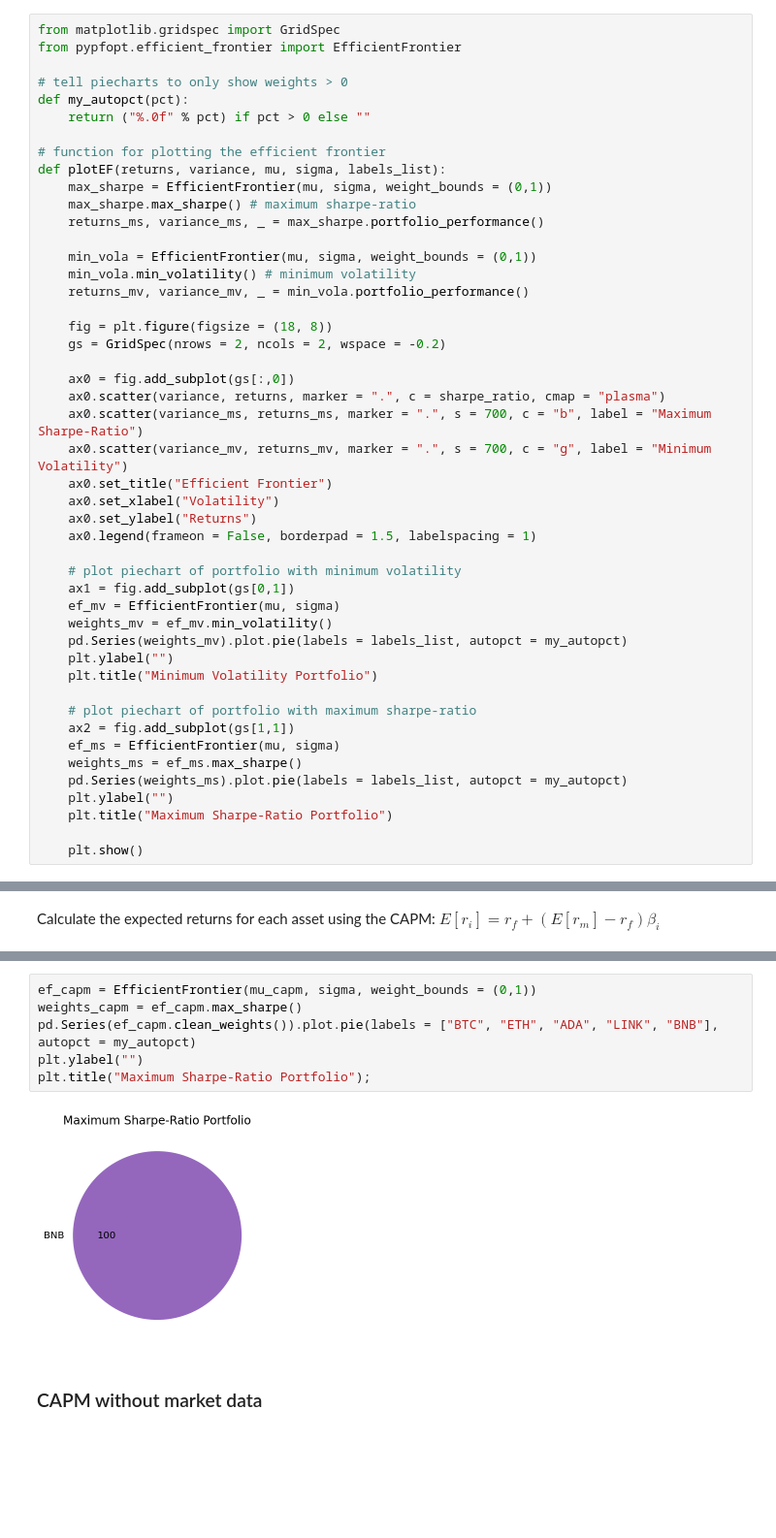
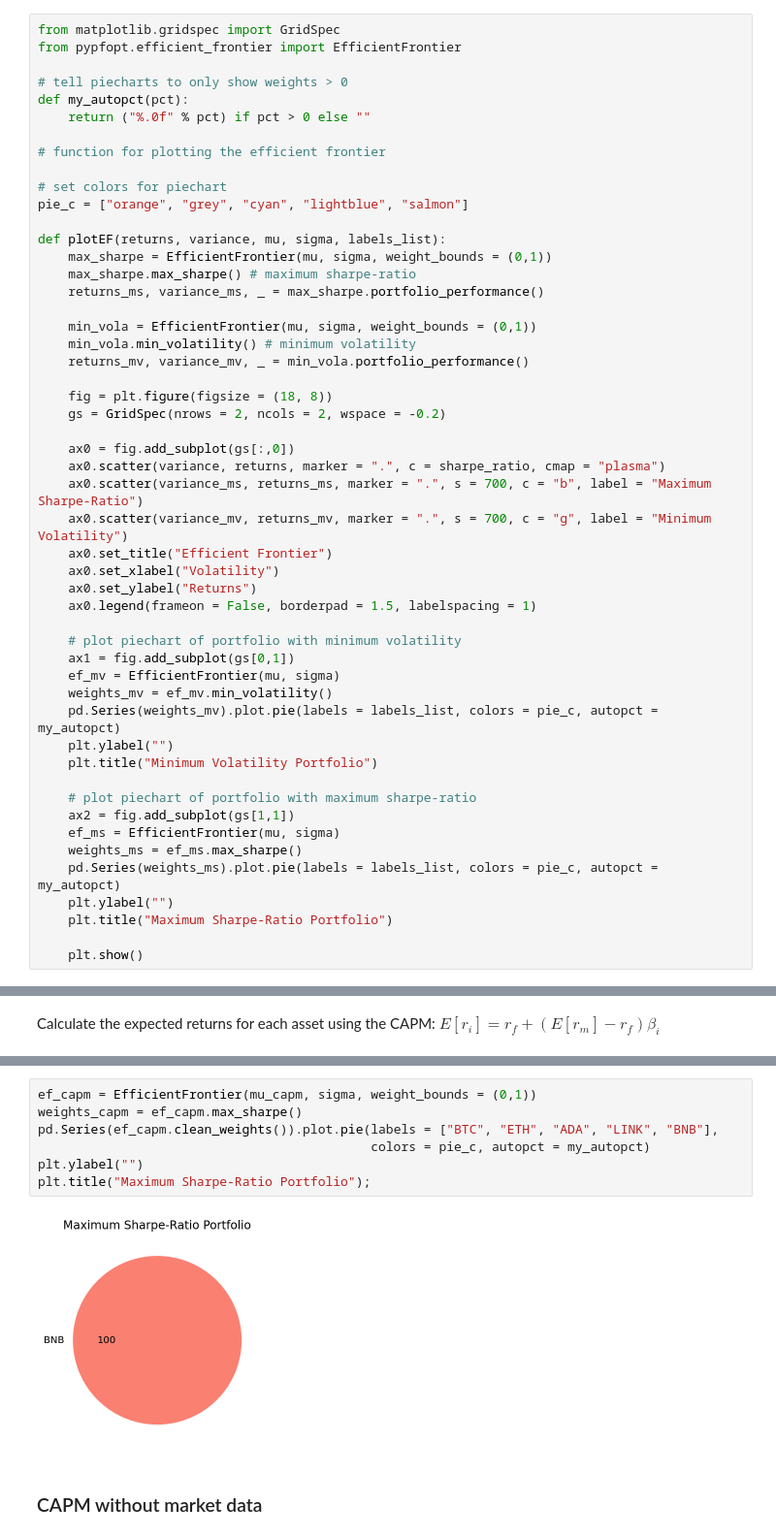
Before and after one commit to LeonHackl/Modern-Portfolio-Theory, a Jupyter notebook: MPT.ipynb, the cells around one changed output, grey strips where cells are left out. Shown at 97% size. Drawn from its saved outputs; the diff is of its cells as text; blank space fills up the shorter version.

```diff
--- a/MPT.ipynb
+++ b/MPT.ipynb
@@ -229,6 +229,10 @@ def my_autopct(pct):
     return ("%.0f" % pct) if pct > 0 else ""
 
 # function for plotting the efficient frontier
+
+# set colors for piechart
+pie_c = ["orange", "grey", "cyan", "lightblue", "salmon"]
+
 def plotEF(returns, variance, mu, sigma, labels_list):
     max_sharpe = EfficientFrontier(mu, sigma, weight_bounds = (0,1))
     max_sharpe.max_sharpe() # maximum sharpe-ratio
@@ -254,7 +258,7 @@ def plotEF(returns, variance, mu, sigma, labels_list):
     ax1 = fig.add_subplot(gs[0,1])
     ef_mv = EfficientFrontier(mu, sigma)
     weights_mv = ef_mv.min_volatility()
-    pd.Series(weights_mv).plot.pie(labels = labels_list, autopct = my_autopct)
+    pd.Series(weights_mv).plot.pie(labels = labels_list, colors = pie_c, autopct = my_autopct)
     plt.ylabel("")
     plt.title("Minimum Volatility Portfolio")
 
@@ -262,7 +266,7 @@ def plotEF(returns, variance, mu, sigma, labels_list):
     ax2 = fig.add_subplot(gs[1,1])
     ef_ms = EfficientFrontier(mu, sigma)
     weights_ms = ef_ms.max_sharpe()
-    pd.Series(weights_ms).plot.pie(labels = labels_list, autopct = my_autopct)
+    pd.Series(weights_ms).plot.pie(labels = labels_list, colors = pie_c, autopct = my_autopct)
     plt.ylabel("")
     plt.title("Maximum Sharpe-Ratio Portfolio")
 
@@ -326,11 +330,12 @@ Name: mkt, dtype: float64
 # %%
 ef_capm = EfficientFrontier(mu_capm, sigma, weight_bounds = (0,1))
 weights_capm = ef_capm.max_sharpe()
-pd.Series(ef_capm.clean_weights()).plot.pie(labels = ["BTC", "ETH", "ADA", "LINK", "BNB"], autopct = my_autopct)
+pd.Series(ef_capm.clean_weights()).plot.pie(labels = ["BTC", "ETH", "ADA", "LINK", "BNB"],
+                                            colors = pie_c, autopct = my_autopct)
 plt.ylabel("")
 plt.title("Maximum Sharpe-Ratio Portfolio");
 # %% [output]
-[figure, old version]
+[figure, new version]
 # %% [markdown]
 ### CAPM without market data
 # %% [markdown]
```
Also changed, not shown: parts of 19 cells of this notebook.
